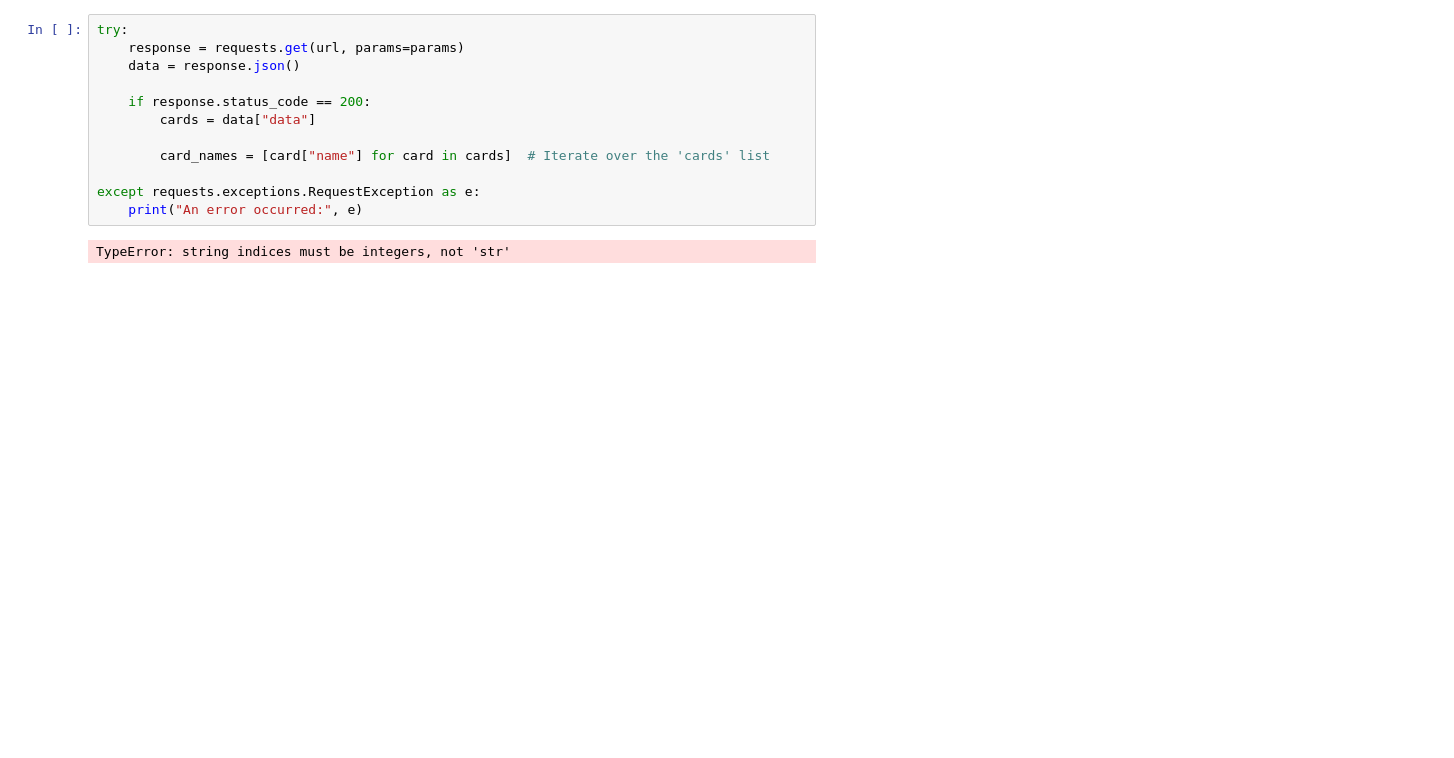
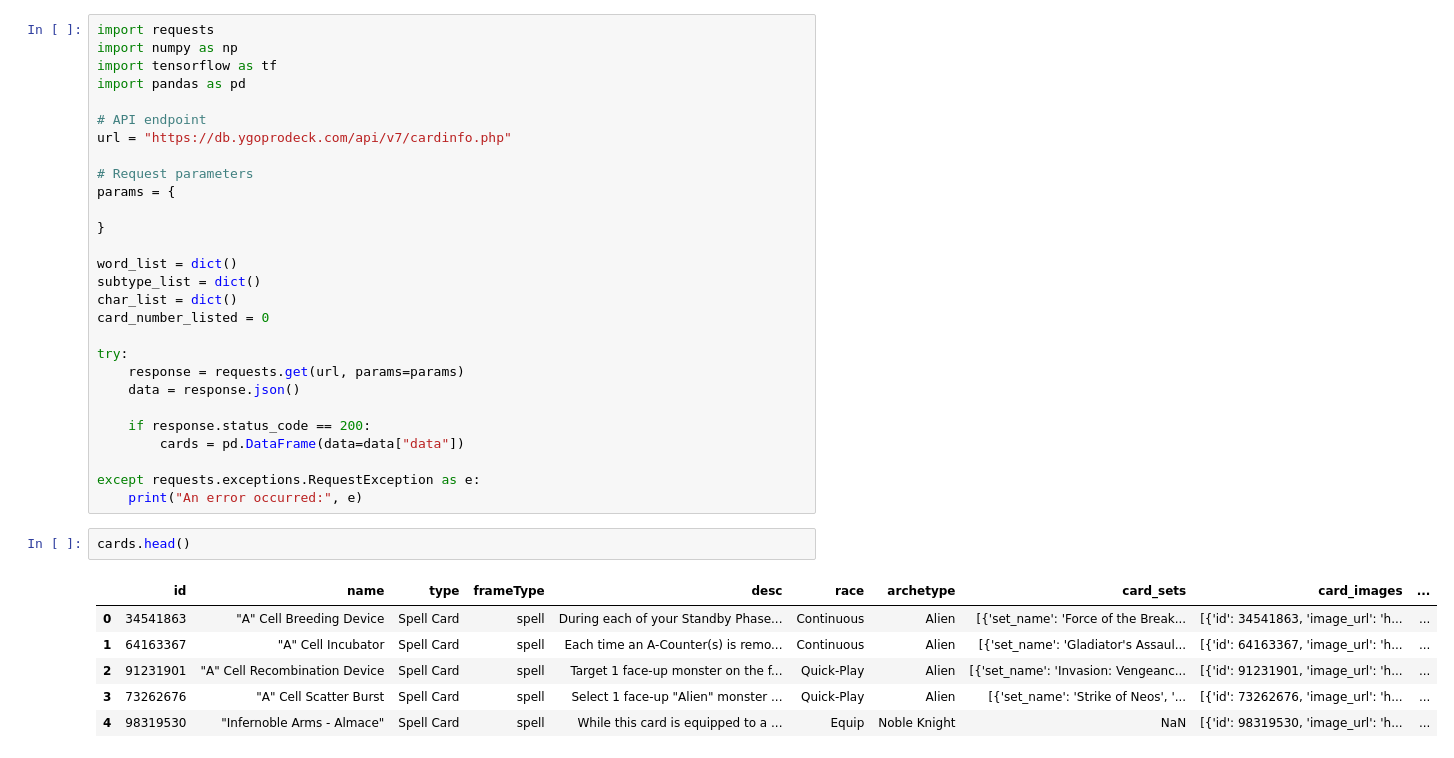
Before and after one commit to FabioArdi/ML2_Project, a Jupyter notebook: new.ipynb, the cells around one changed output. Cells and saved outputs as stored; diff of their text form; blank space fills up the shorter version.

```diff
--- a/new.ipynb
+++ b/new.ipynb
@@ -1,14 +1,37 @@
 # %%
+import requests
+import numpy as np
+import tensorflow as tf
+import pandas as pd
+
+# API endpoint
+url = "https://db.ygoprodeck.com/api/v7/cardinfo.php"
+
+# Request parameters
+params = {
+
+}
+
+word_list = dict()
+subtype_list = dict()
+char_list = dict()
+card_number_listed = 0
+
 try:
     response = requests.get(url, params=params)
     data = response.json()
 
     if response.status_code == 200:
-        cards = data["data"]
-
-        card_names = [card["name"] for card in cards]  # Iterate over the 'cards' list
+        cards = pd.DataFrame(data=data["data"])
 
 except requests.exceptions.RequestException as e:
     print("An error occurred:", e)
-# %% [output]
-TypeError: string indices must be integers, not 'str'
+# %%
+cards.head()
+# %% [output]
+|  | id | name | type | frameType | desc | race | archetype | card_sets | card_images | ... |
+| 0 | 34541863 | "A" Cell Breeding Device | Spell Card | spell | During each of your Standby Phase... | Continuous | Alien | [{'set_name': 'Force of the Break... | [{'id': 34541863, 'image_url': 'h... | ... |
+| 1 | 64163367 | "A" Cell Incubator | Spell Card | spell | Each time an A-Counter(s) is remo... | Continuous | Alien | [{'set_name': 'Gladiator's Assaul... | [{'id': 64163367, 'image_url': 'h... | ... |
+| 2 | 91231901 | "A" Cell Recombination Device | Spell Card | spell | Target 1 face-up monster on the f... | Quick-Play | Alien | [{'set_name': 'Invasion: Vengeanc... | [{'id': 91231901, 'image_url': 'h... | ... |
+| 3 | 73262676 | "A" Cell Scatter Burst | Spell Card | spell | Select 1 face-up "Alien" monster ... | Quick-Play | Alien | [{'set_name': 'Strike of Neos', '... | [{'id': 73262676, 'image_url': 'h... | ... |
+| 4 | 98319530 | "Infernoble Arms - Almace" | Spell Card | spell | While this card is equipped to a ... | Equip | Noble Knight | NaN | [{'id': 98319530, 'image_url': 'h... | ... |
```
Also changed, not shown: parts of 5 cells of this notebook, 2 other files.
